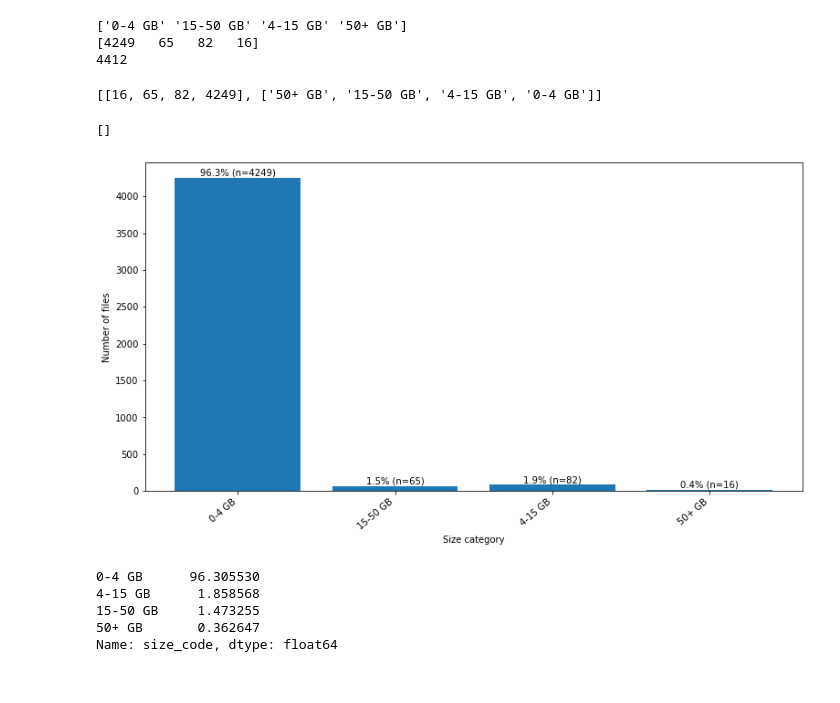
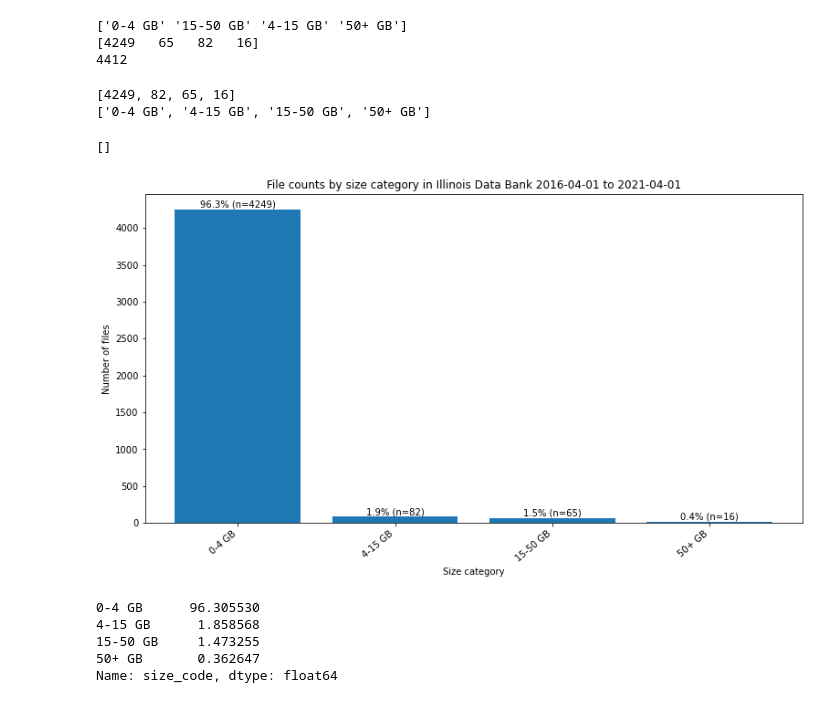
Before and after one commit to mfall3/datafiles, a Jupyter notebook: datafiles.ipynb, the cells around one changed output. Drawn from its saved outputs; the diff is of its cells as text; code cells hidden in the pictures.

Commit message:
add titles to graphs

```diff
--- a/datafiles.ipynb
+++ b/datafiles.ipynb
@@ -92,7 +92,7 @@ print(total)
 #zip
 z = list(zip(size_counts, size_labels))
 #sort by size_count
-z.sort()
+z.sort(reverse=True)
 # unzip
 sorted_params = [[ i for i, j in z ],[ j for i, j in z ]]
 size_counts = sorted_params[0]
@@ -100,32 +100,34 @@ size_labels = sorted_params[1]
 print(size_counts)
 print(size_labels)
 # %% [output]
-[[16, 65, 82, 4249], ['50+ GB', '15-50 GB', '4-15 GB', '0-4 GB']]
+[4249, 82, 65, 16]
+['0-4 GB', '4-15 GB', '15-50 GB', '50+ GB']
 # %%
 fig=plt.figure(figsize=(10,5))
 ax=fig.add_axes([0,0,1,1])
 ax.bar(size_labels,size_counts)
 ax.set_ylabel('Number of files')
 ax.set_xlabel('Size category')
+ax.set_title('File counts by size category in Illinois Data Bank 2016-04-01 to 2021-04-01')
 
 rects = ax.patches
 
 percentages = ["{:.1%}".format(float(x)/float(total)) + " (n=" + str(x) + ")" for x in size_counts]
 
 for rect, label in zip(rects, percentages):
     height = rect.get_height()
     ax.text(rect.get_x() + rect.get_width() / 2, height + 5, label,
             ha='center', va='bottom')
 
 # rotate_labels
 for label in ax.get_xticklabels():
     label.set_rotation(40)
     label.set_horizontalalignment('right')
 
 ax.plot()
 # %% [output]
 []
-[figure, old version]
+[figure, new version]
 # %%
 df['size_code'].value_counts(normalize=True) * 100
 # %% [output]
```
Also changed, not shown: parts of 1 cell of this notebook.
